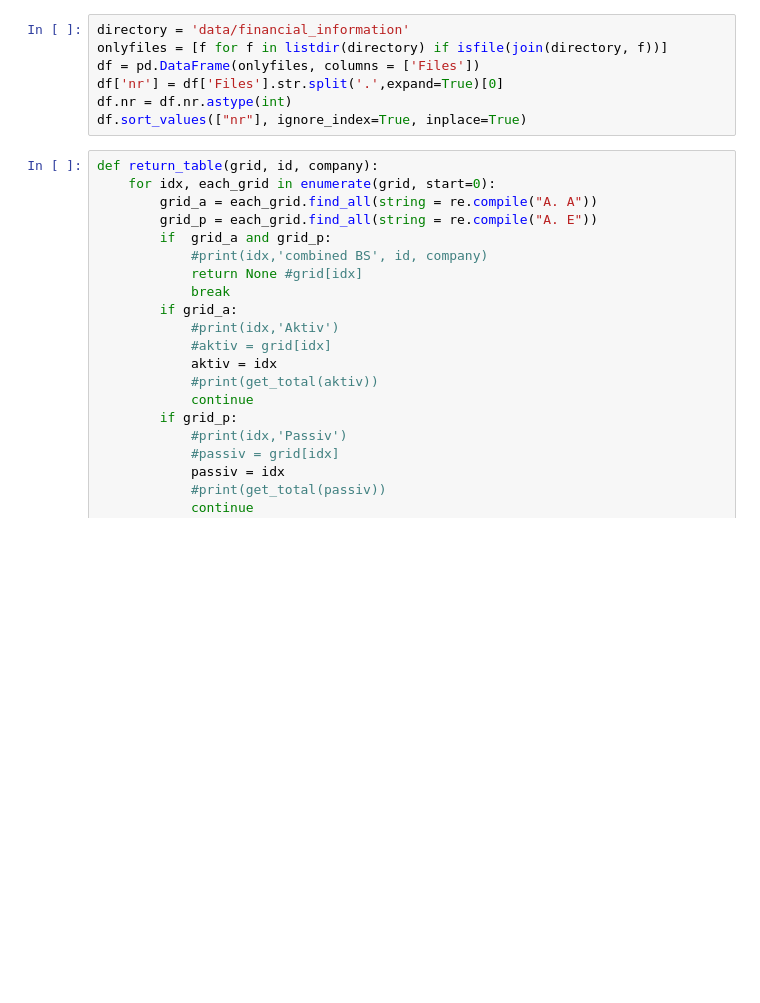
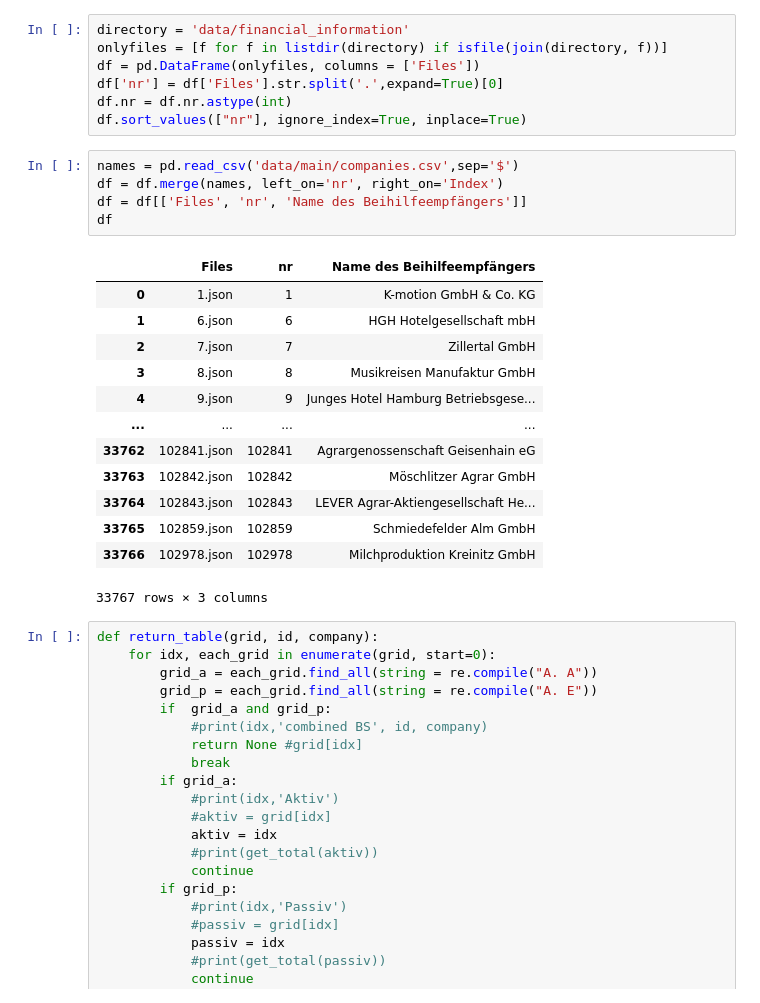
Before and after one commit to m-schildt/AAA, a Jupyter notebook: 3_KPI_calculator.ipynb, the cells around one changed output. Drawn from its saved outputs; the diff is of its cells as text; blank space fills up the shorter version.

```diff
--- a/3_KPI_calculator.ipynb
+++ b/3_KPI_calculator.ipynb
@@ -14,6 +14,25 @@ df = pd.DataFrame(onlyfiles, columns = ['Files'])
 df['nr'] = df['Files'].str.split('.',expand=True)[0]
 df.nr = df.nr.astype(int)
 df.sort_values(["nr"], ignore_index=True, inplace=True)
+# %%
+names = pd.read_csv('data/main/companies.csv',sep='$')
+df = df.merge(names, left_on='nr', right_on='Index')
+df = df[['Files', 'nr', 'Name des Beihilfeempfängers']]
+df
+# %% [output]
+|  | Files | nr | Name des Beihilfeempfängers |
+| 0 | 1.json | 1 | K-motion GmbH & Co. KG |
+| 1 | 6.json | 6 | HGH Hotelgesellschaft mbH |
+| 2 | 7.json | 7 | Zillertal GmbH |
+| 3 | 8.json | 8 | Musikreisen Manufaktur GmbH |
+| 4 | 9.json | 9 | Junges Hotel Hamburg Betriebsgese... |
+| ... | ... | ... | ... |
+| 33762 | 102841.json | 102841 | Agrargenossenschaft Geisenhain eG |
+| 33763 | 102842.json | 102842 | Möschlitzer Agrar GmbH |
+| 33764 | 102843.json | 102843 | LEVER Agrar-Aktiengesellschaft He... |
+| 33765 | 102859.json | 102859 | Schmiedefelder Alm GmbH |
+| 33766 | 102978.json | 102978 | Milchproduktion Kreinitz GmbH |
+33767 rows × 3 columns
 # %%
 def return_table(grid, id, company):
     for idx, each_grid in enumerate(grid, start=0):
```
Also changed, not shown: parts of 6 cells of this notebook, 7 other files.
